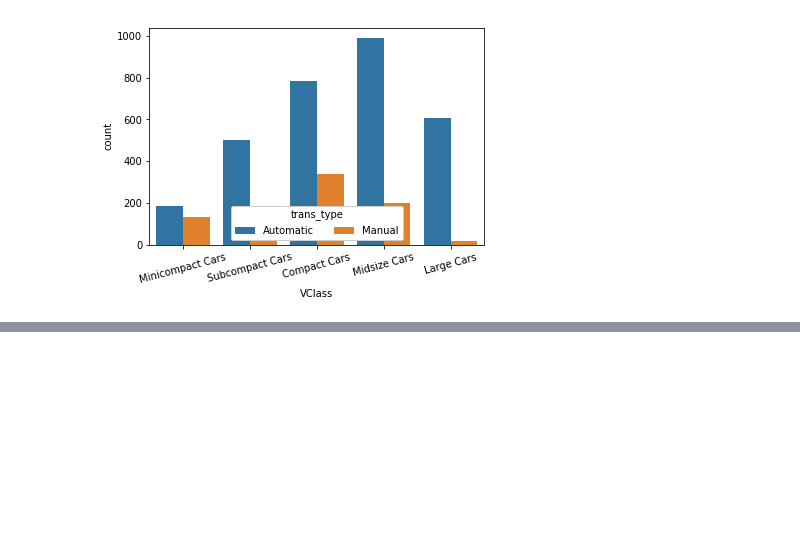
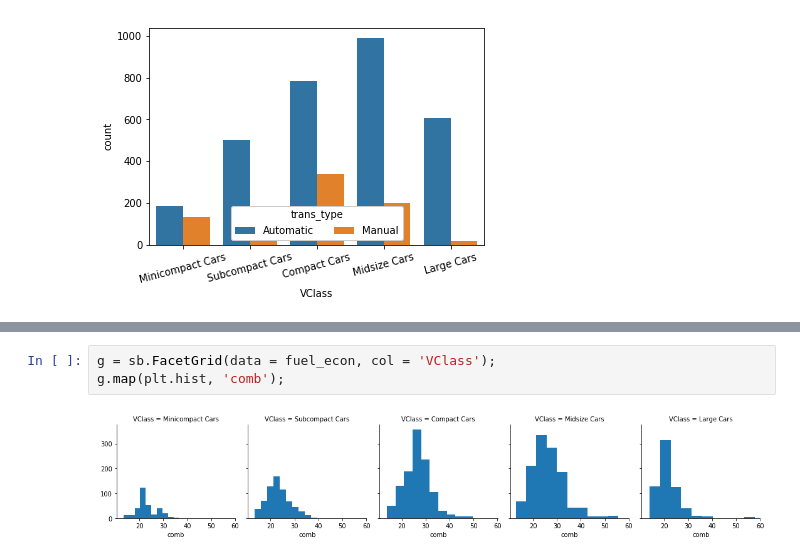
Before and after one commit to iRaied/Project_5_3_Pokemon, a Jupyter notebook: Bivariate_Exploration.ipynb, the cells around one changed output, grey strips where cells are left out. Saved outputs shown, nothing was run; the diff lists cells and outputs as text; blank space fills up the shorter version.

```diff
--- a/Bivariate_Exploration.ipynb
+++ b/Bivariate_Exploration.ipynb
@@ -335,0 +396,5 @@ ax.legend(loc = 8, ncol = 3, framealpha = 1, title = 'trans_type')
+# %%
+g = sb.FacetGrid(data = fuel_econ, col = 'VClass');
+g.map(plt.hist, 'comb');
+# %% [output]
+[figure, added]
```
Also changed, not shown: parts of 12 cells of this notebook.
